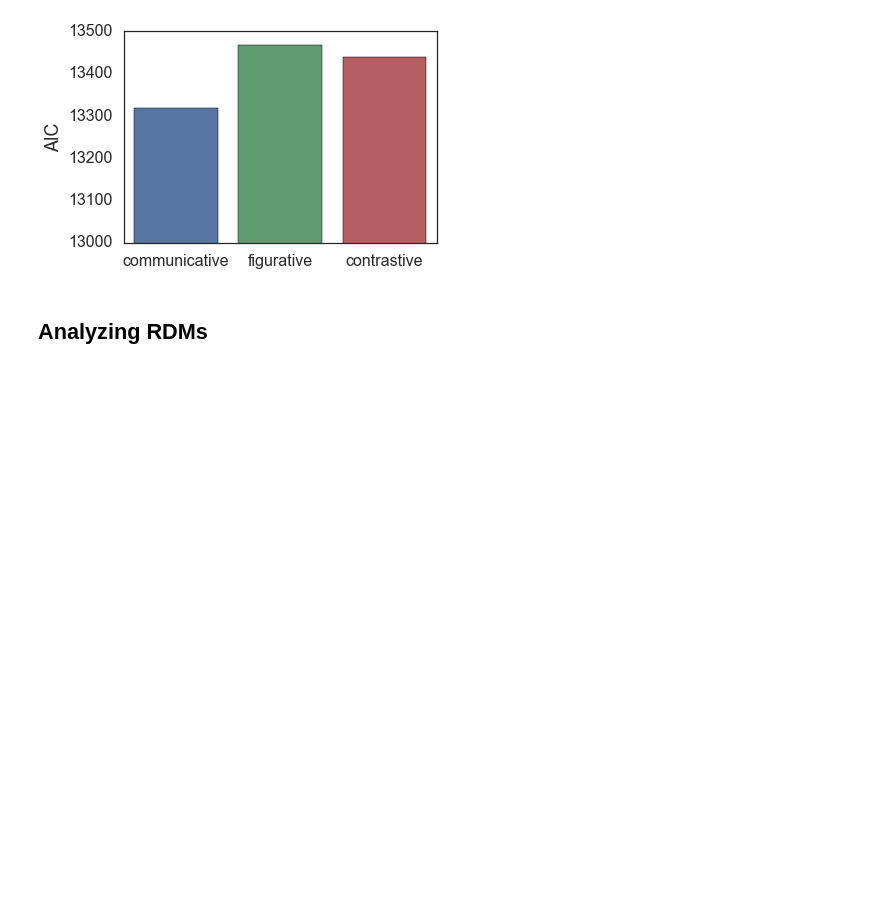
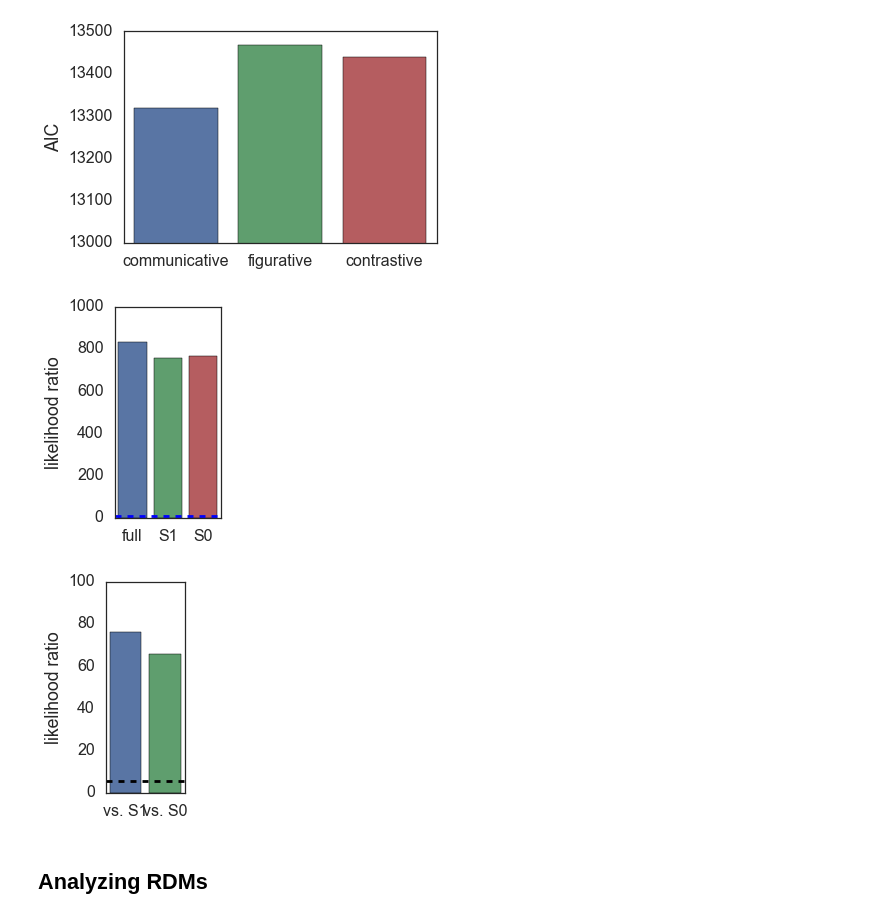
Before and after one commit to judithfan/visual_communication_in_context, a Jupyter notebook: analysis/pilot2_analysis_sketchpad_basic.ipynb, the cells around one changed output. Drawn from its saved outputs; the diff is of its cells as text; code cells hidden in the pictures; blank space fills up the shorter version.

```diff
--- a/analysis/pilot2_analysis_sketchpad_basic.ipynb
+++ b/analysis/pilot2_analysis_sketchpad_basic.ipynb
@@ -913,6 +945,57 @@ plt.tight_layout()
 plt.savefig('./plots/model_comparison_for_vss_abstract.pdf')
 # %% [output]
 [figure]
+# %%
+### latest set of S1/S0 model log-likelihoods
+
+full = pd.read_csv('../models/bdaOutput/combined_MCMC_mid-layer-augmented_wcostParamsParams.csv')
+S1 = pd.read_csv('../models/bdaOutput/S1_MCMC_mid-layer-augmented_wcostParamsParams.csv')
+S0 = pd.read_csv('../models/bdaOutput/S0_MCMC_mid-layer-augmented_wcostParamsParams.csv')
+null = pd.read_csv('../models/bdaOutput/combined_MCMC_early-layer_wcostParamsParams.csv')
+
+# likelihood ratio
+full_like = full['logLikelihood'].values[0]
+S1_like = S1['logLikelihood'].values[0]
+S0_like = S0['logLikelihood'].values[0]
+null_like = null['logLikelihood'].values[0]
+
+full_null = full_like - null_like
+S1_null = S1_like - null_like
+S0_null = S0_like - null_like
+full_S1 = full_like - S1_like
+full_S0 = full_like - S0_like
+
+LR = pd.DataFrame([full_null,S1_null,S0_null])
+LR = LR.transpose()
+LR.columns = ['full','S1','S0']
+
+LR2 = pd.DataFrame([full_S1, full_S0])
+LR2 = LR2.transpose()
+LR2.columns = ['vs. S1', 'vs. S0']
+
+from scipy.stats import chi2
+crit_val = chi2.isf(q=0.001, df=1) / 2 ## because we are plotting raw Likelihood Ratio, instead of 2*LR, which follows chisquare
+
+fig = plt.figure(figsize=(3,4))
+plt.subplot(111)
+sns.barplot(data=LR)
+plt.axhline(y=crit_val,ls='dashed')
+plt.ylabel('likelihood ratio')
+plt.ylim([0,1000])
+plt.tight_layout()
+plt.savefig('./plots/model_comparison_for_january_talks_vsnull.pdf')
+
+fig = plt.figure(figsize=(2.5,4))
+plt.subplot(111)
+sns.barplot(data=LR2)
+plt.axhline(y=crit_val,ls='dashed',color=(0,0,0))
+plt.ylim([0,100])
+plt.ylabel('likelihood ratio')
+plt.tight_layout()
+plt.savefig('./plots/model_comparison_for_january_talks_vsS1S0.pdf')
+# %% [output]
+[figure, added]
+[figure, added]
 # %% [markdown]
 ## Analyzing RDMs
 # %%
```
Also changed, not shown: parts of 16 cells of this notebook, 4 other files.
